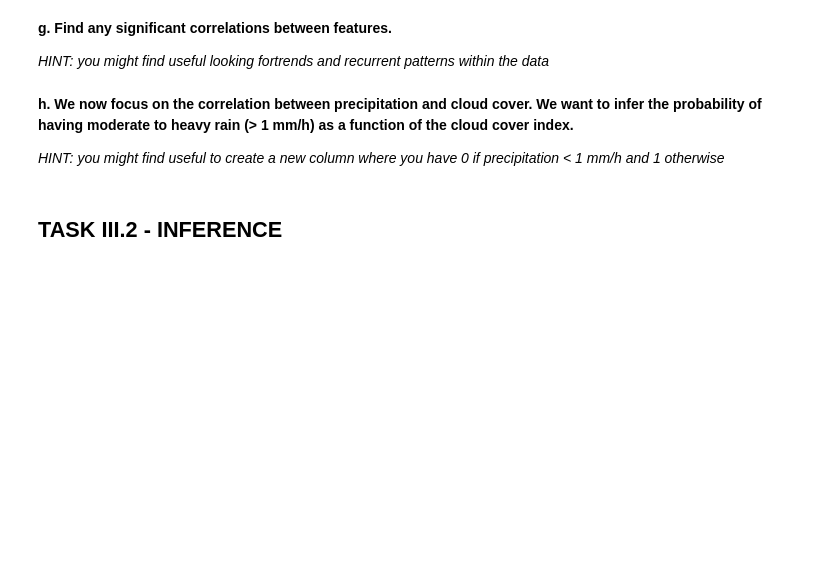
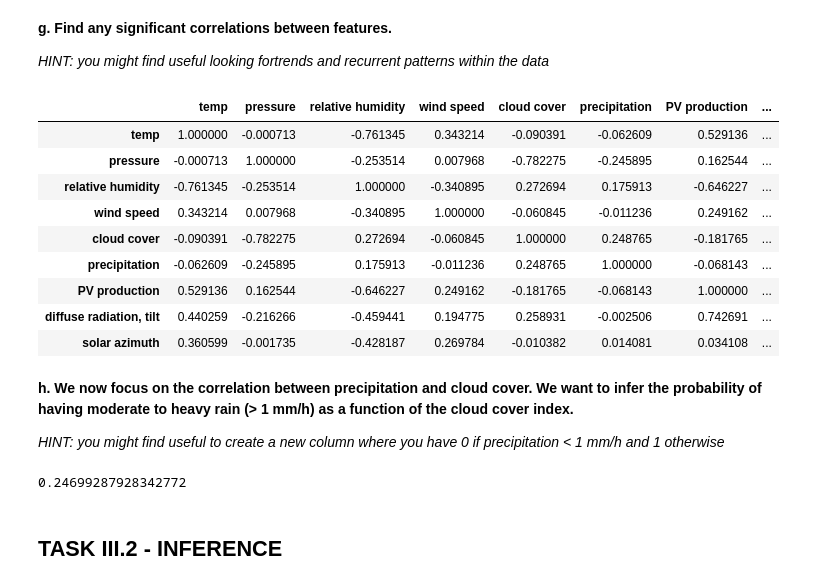
Before and after one commit to akalisvm/Data-Analytics-Assignment, a Jupyter notebook: Coursework_weather_data.ipynb, the cells around one changed output. Cells and saved outputs as stored; diff of their text form; code cells hidden in the pictures; blank space fills up the shorter version.

```diff
--- a/Coursework_weather_data.ipynb
+++ b/Coursework_weather_data.ipynb
@@ -193,3 +166,10 @@ In this last task, you will be seeking correlation between features of the data
+# %%
+#################################
+
+f_dp = open('df_perth.pkl', 'rb')
+df = pd.read_pickle(f_dp)
+
+#################################
 # %% [markdown]
 **g. Find any significant correlations between features.**
 
@@ -197,8 +177,20 @@ In this last task, you will be seeking correlation between features of the data
 # %%
 #################################
 
+df.corr()
 
 #################################
+# %% [output]
+|  | temp | pressure | relative humidity | wind speed | cloud cover | precipitation | PV production | ... |
+| temp | 1.000000 | -0.000713 | -0.761345 | 0.343214 | -0.090391 | -0.062609 | 0.529136 | ... |
+| pressure | -0.000713 | 1.000000 | -0.253514 | 0.007968 | -0.782275 | -0.245895 | 0.162544 | ... |
+| relative humidity | -0.761345 | -0.253514 | 1.000000 | -0.340895 | 0.272694 | 0.175913 | -0.646227 | ... |
+| wind speed | 0.343214 | 0.007968 | -0.340895 | 1.000000 | -0.060845 | -0.011236 | 0.249162 | ... |
+| cloud cover | -0.090391 | -0.782275 | 0.272694 | -0.060845 | 1.000000 | 0.248765 | -0.181765 | ... |
+| precipitation | -0.062609 | -0.245895 | 0.175913 | -0.011236 | 0.248765 | 1.000000 | -0.068143 | ... |
+| PV production | 0.529136 | 0.162544 | -0.646227 | 0.249162 | -0.181765 | -0.068143 | 1.000000 | ... |
+| diffuse radiation, tilt | 0.440259 | -0.216266 | -0.459441 | 0.194775 | 0.258931 | -0.002506 | 0.742691 | ... |
+| solar azimuth | 0.360599 | -0.001735 | -0.428187 | 0.269784 | -0.010382 | 0.014081 | 0.034108 | ... |
 # %% [markdown]
 **h. We now focus on the correlation between precipitation and cloud cover. We want to infer the probability of having moderate to heavy rain (> 1 mm/h) as a function of the cloud cover index.**
 
@@ -211,3 +198,18 @@ In this last task, you will be seeking correlation between features of the data
+# %%
+#################################
+
+def get_precipitation_index(temp_df):
+    if temp_df["precipitation"] < 1.0:
+        return 0
+    else:
+        return 1
+
+df.loc[:, "precipitation index"] = df.apply(get_precipitation_index, axis=1)
+df['cloud cover'].corr(df['precipitation index'])
+
+#################################
+# %% [output]
+0.24699287928342772
 # %% [markdown]
 ## TASK III.2 - INFERENCE
 # %% [markdown]
```
Also changed, not shown: parts of 4 cells of this notebook.
